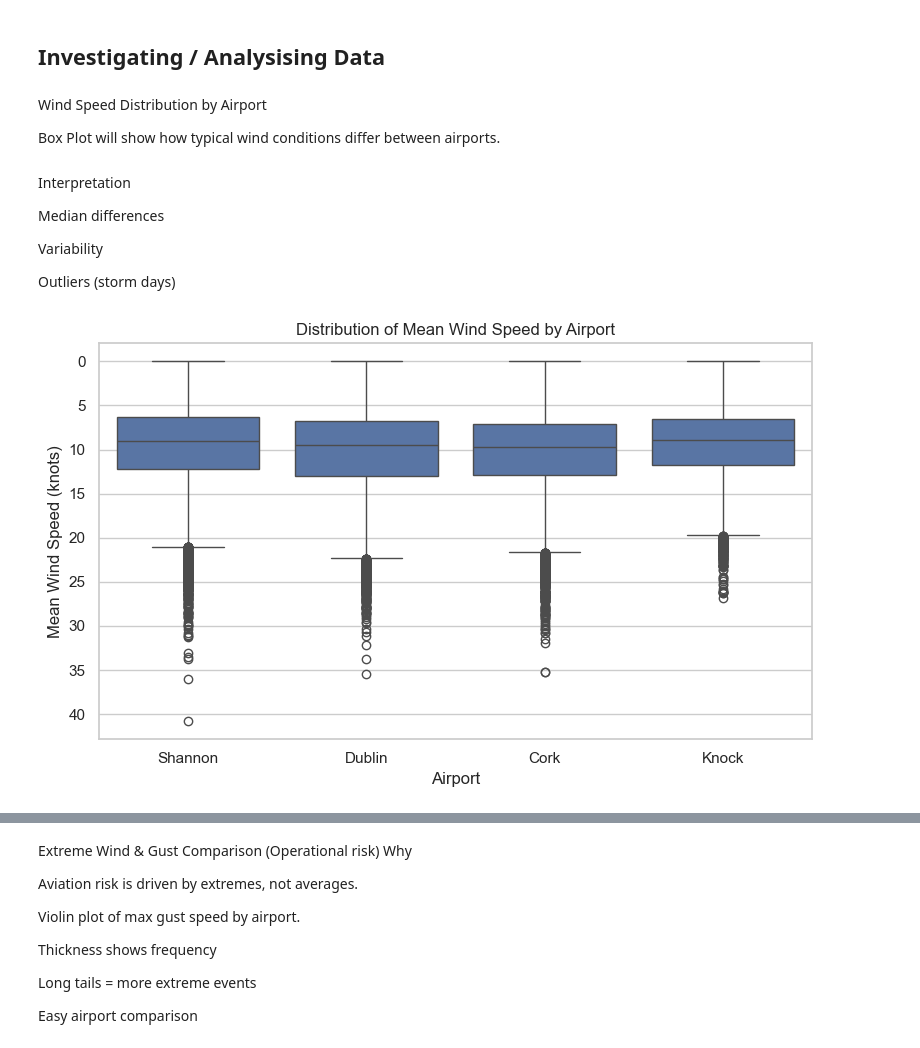
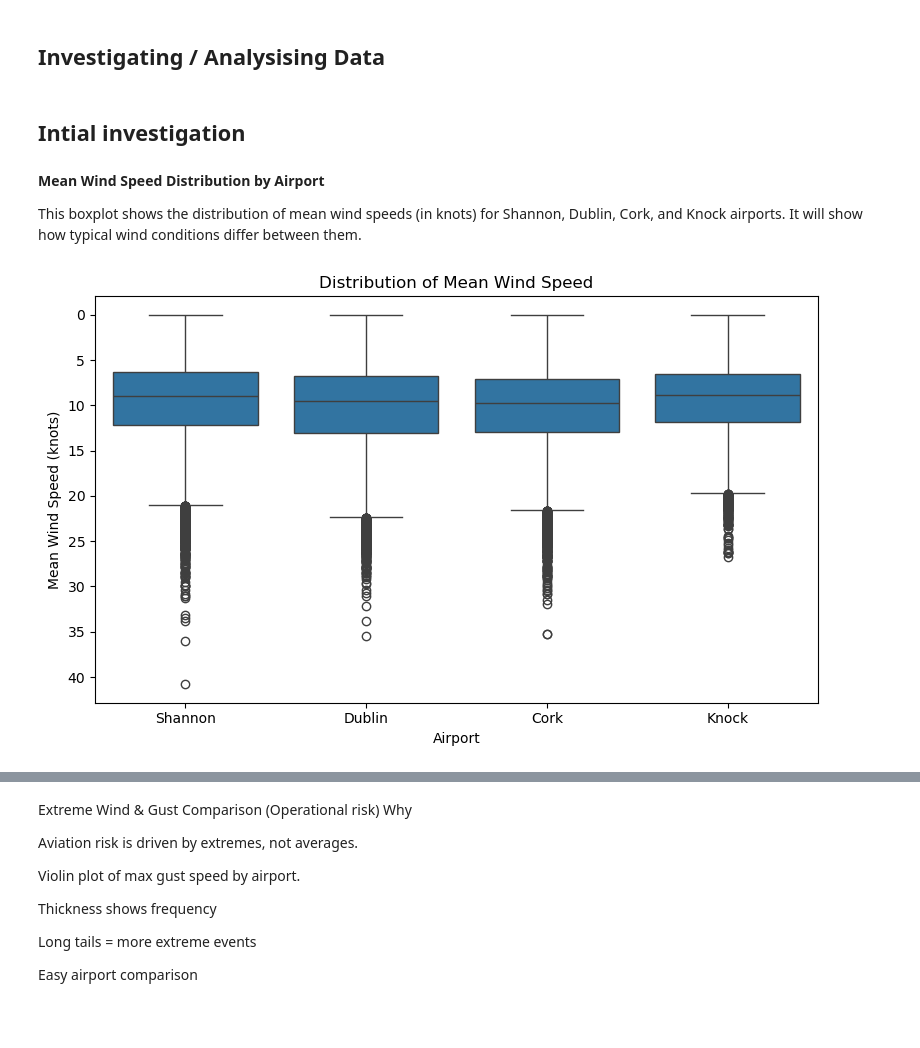
Before and after one commit to LDonn32/PDFA, a Jupyter notebook: Project/Project.ipynb, the cells around one changed output, grey strips where cells are left out. Saved outputs shown, nothing was run; the diff lists cells and outputs as text; code cells hidden in the pictures; blank space fills up the shorter version.

Commit message:
extra analysis on box plot, violin plot, and months updated on graph

```diff
--- a/Project/Project.ipynb
+++ b/Project/Project.ipynb
@@ -304,42 +305,33 @@ month_to_season(9)
 'Autumn'
 # %% [markdown]
 ## Investigating / Analysising Data
+# %% [markdown]
+## Intial investigation
 # %% [markdown]
-Wind Speed Distribution by Airport
+__Mean Wind Speed Distribution by Airport__
 
 
-
-Box Plot will show how typical wind conditions differ between airports.
-
-
-#
-Interpretation
-
-Median differences
-
-Variability
-
-Outliers (storm days)
+This boxplot shows the distribution of mean wind speeds (in knots) for Shannon, Dublin, Cork, and Knock airports. It will show how typical wind conditions differ between them.
 # %%
-# Boxplot of Mean Wind Speed by Airport
+# Boxplot of Mean Wind Speed by Airport.
 # See: https://seaborn.pydata.org/generated/seaborn.boxplot.html
 
 plt.figure(figsize=(8, 5))
 
 sns.boxplot(
     data=all_airports,
     x='Airport',
     y='Mean_Wind_Speed(knots)'
 )
 
-plt.title('Distribution of Mean Wind Speed by Airport')
+plt.title('Distribution of Mean Wind Speed')
 plt.xlabel('Airport')
 plt.ylabel('Mean Wind Speed (knots)')
 plt.tight_layout()
 
 # plt.savefig('mean_wind_speed_boxplot.png', dpi=300)
 
 plt.show()
 # %% [output]
-[figure, old version]
+[figure, new version]
 # %% [markdown]
```
Also changed, not shown: parts of 31 cells of this notebook.
